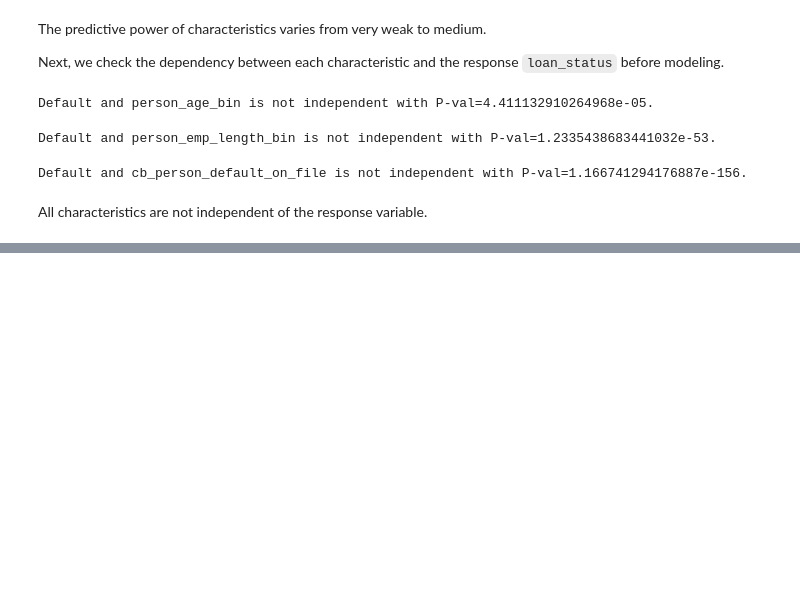
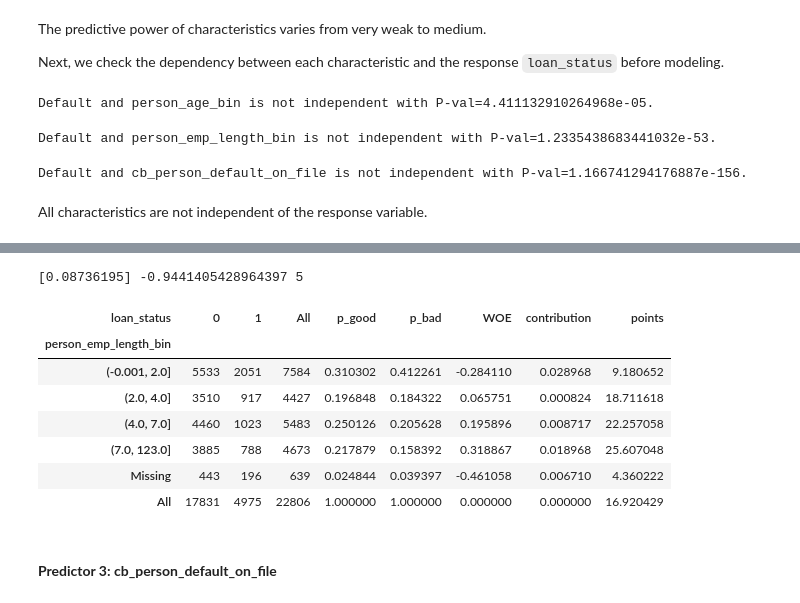
Before and after one commit to Tamirgading/End-to-End-Example-of-Scorecard-Creation, a Jupyter notebook: Untitled.ipynb, the cells around one changed output, grey strips where cells are left out. Drawn from its saved outputs; the diff is of its cells as text; code cells hidden in the pictures; blank space fills up the shorter version.

```diff
--- a/Untitled.ipynb
+++ b/Untitled.ipynb
@@ -1176,0 +1446,4 @@ All characteristics are not independent of the response variable.
+# %%
+# Extract the parameter estimate: slope
+bj = model.coef_
+bj
@@ -1176,0 +1466,6 @@ All characteristics are not independent of the response variable.
+# %%
+# Define Factor and Offset
+factor = 20/np.log(2)
+offset = 200-(factor*np.log(50))
+
+factor, offset
@@ -1176,0 +1487,7 @@ All characteristics are not independent of the response variable.
+# %%
+# Define beta_0, beta_j, n
+b0 = b0
+b_age = bj[0][0]
+n_age = data_train_binned['person_age_bin'].nunique()
+
+print(b0, b_age, n_age)
@@ -1176,0 +1524,26 @@ All characteristics are not independent of the response variable.
+# %%
+# Define beta_0, beta_i, n
+b0 = b0
+b_emp_length = bj[0][1]
+n_emp_length = data_train_binned['person_emp_length_bin'].nunique()
+
+print(b0, b_emp_length, n_emp_length)
+# %% [output]
+[0.08736195] -0.9441405428964397 5
+# %%
+# Calculate the score point for each attribute
+crosstab_emp_length['points'] = -((crosstab_emp_length['WOE']*b_emp_length) + (b0/n_emp_length)) \
+                                * factor + (offset/n_emp_length)
+
+crosstab_emp_length
+# %% [output]
+| loan_status | 0 | 1 | All | p_good | p_bad | WOE | contribution | points |
+| person_emp_length_bin |  |  |  |  |  |  |  |  |
+| (-0.001, 2.0] | 5533 | 2051 | 7584 | 0.310302 | 0.412261 | -0.284110 | 0.028968 | 9.180652 |
+| (2.0, 4.0] | 3510 | 917 | 4427 | 0.196848 | 0.184322 | 0.065751 | 0.000824 | 18.711618 |
+| (4.0, 7.0] | 4460 | 1023 | 5483 | 0.250126 | 0.205628 | 0.195896 | 0.008717 | 22.257058 |
+| (7.0, 123.0] | 3885 | 788 | 4673 | 0.217879 | 0.158392 | 0.318867 | 0.018968 | 25.607048 |
+| Missing | 443 | 196 | 639 | 0.024844 | 0.039397 | -0.461058 | 0.006710 | 4.360222 |
+| All | 17831 | 4975 | 22806 | 1.000000 | 1.000000 | 0.000000 | 0.000000 | 16.920429 |
+# %% [markdown]
+#### **Predictor 3: cb_person_default_on_file**
```
Also changed, not shown: parts of 41 cells of this notebook.
